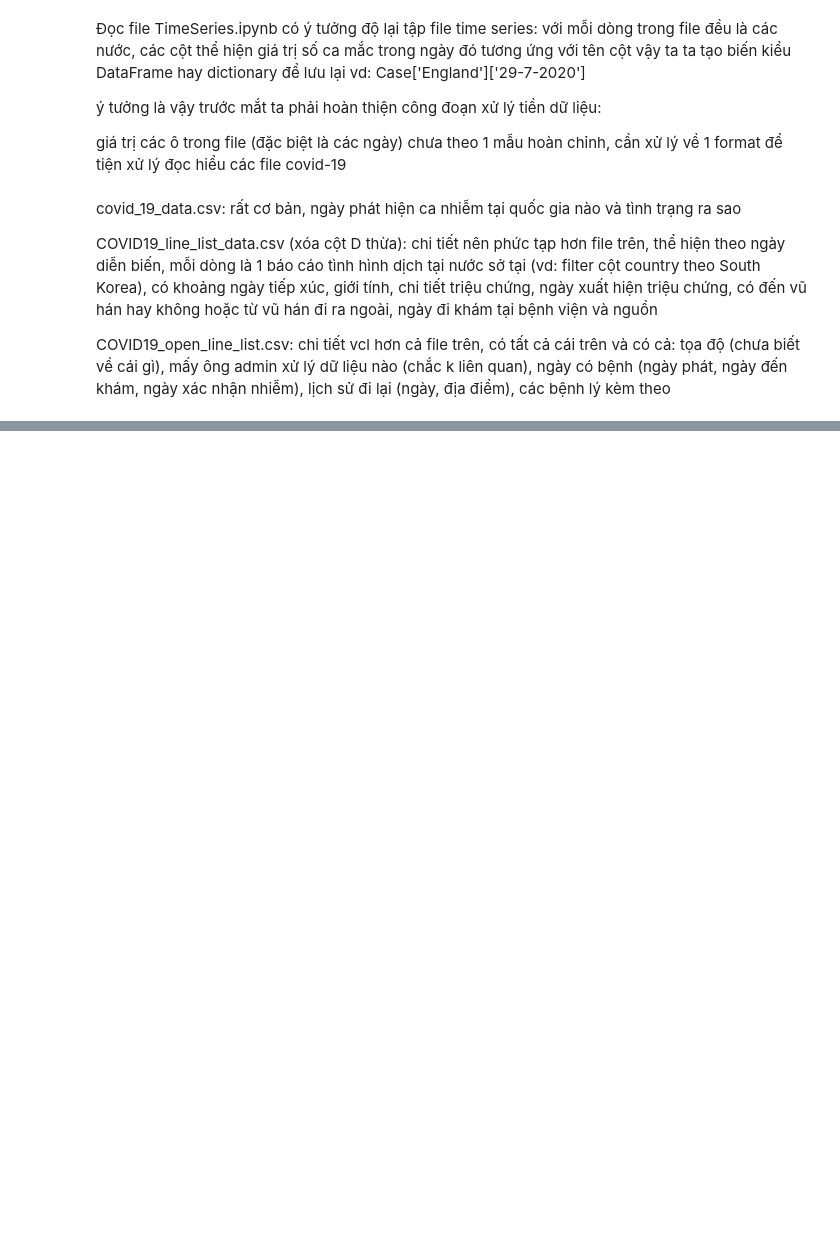
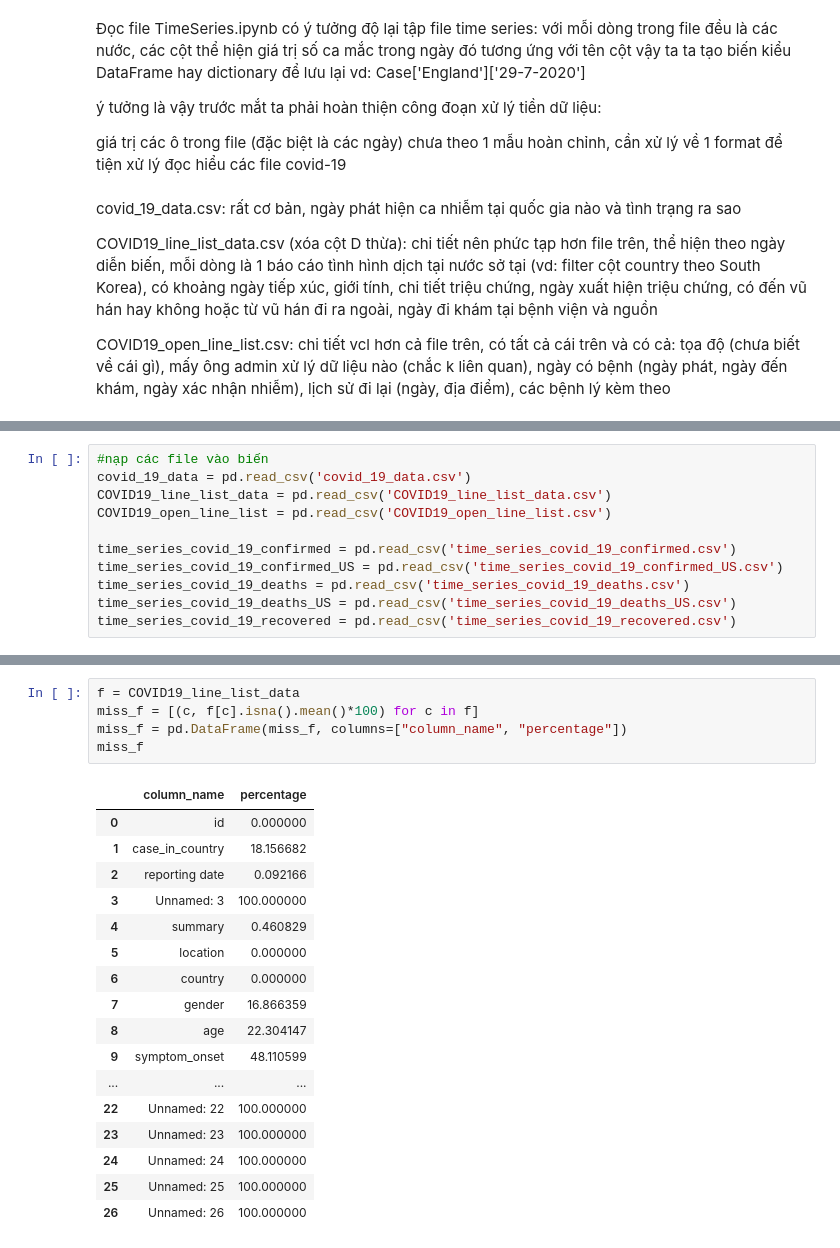
Before and after one commit to vonhatthinh/Final_Project_LTKHDL, a Jupyter notebook: 1712796-VoNhatThinh.ipynb, the cells around one changed output, grey strips where cells are left out. Saved outputs shown, nothing was run; the diff lists cells and outputs as text; blank space fills up the shorter version.

Commit message:
fill missing value data

```diff
--- a/1712796-VoNhatThinh.ipynb
+++ b/1712796-VoNhatThinh.ipynb
@@ -29,0 +47,11 @@ COVID19_open_line_list.csv: chi tiết vcl hơn cả file trên, có tất cả
+# %%
+#nạp các file vào biến
+covid_19_data = pd.read_csv('covid_19_data.csv')
+COVID19_line_list_data = pd.read_csv('COVID19_line_list_data.csv')
+COVID19_open_line_list = pd.read_csv('COVID19_open_line_list.csv')
+
+time_series_covid_19_confirmed = pd.read_csv('time_series_covid_19_confirmed.csv')
+time_series_covid_19_confirmed_US = pd.read_csv('time_series_covid_19_confirmed_US.csv')
+time_series_covid_19_deaths = pd.read_csv('time_series_covid_19_deaths.csv')
+time_series_covid_19_deaths_US = pd.read_csv('time_series_covid_19_deaths_US.csv')
+time_series_covid_19_recovered = pd.read_csv('time_series_covid_19_recovered.csv')
@@ -29,0 +94,23 @@ COVID19_open_line_list.csv: chi tiết vcl hơn cả file trên, có tất cả
+# %%
+f = COVID19_line_list_data
+miss_f = [(c, f[c].isna().mean()*100) for c in f]
+miss_f = pd.DataFrame(miss_f, columns=["column_name", "percentage"])
+miss_f
+# %% [output]
+|  | column_name | percentage |
+| 0 | id | 0.000000 |
+| 1 | case_in_country | 18.156682 |
+| 2 | reporting date | 0.092166 |
+| 3 | Unnamed: 3 | 100.000000 |
+| 4 | summary | 0.460829 |
+| 5 | location | 0.000000 |
+| 6 | country | 0.000000 |
+| 7 | gender | 16.866359 |
+| 8 | age | 22.304147 |
+| 9 | symptom_onset | 48.110599 |
+| ... | ... | ... |
+| 22 | Unnamed: 22 | 100.000000 |
+| 23 | Unnamed: 23 | 100.000000 |
+| 24 | Unnamed: 24 | 100.000000 |
+| 25 | Unnamed: 25 | 100.000000 |
+| 26 | Unnamed: 26 | 100.000000 |
```
Also changed, not shown: parts of 18 cells of this notebook.
